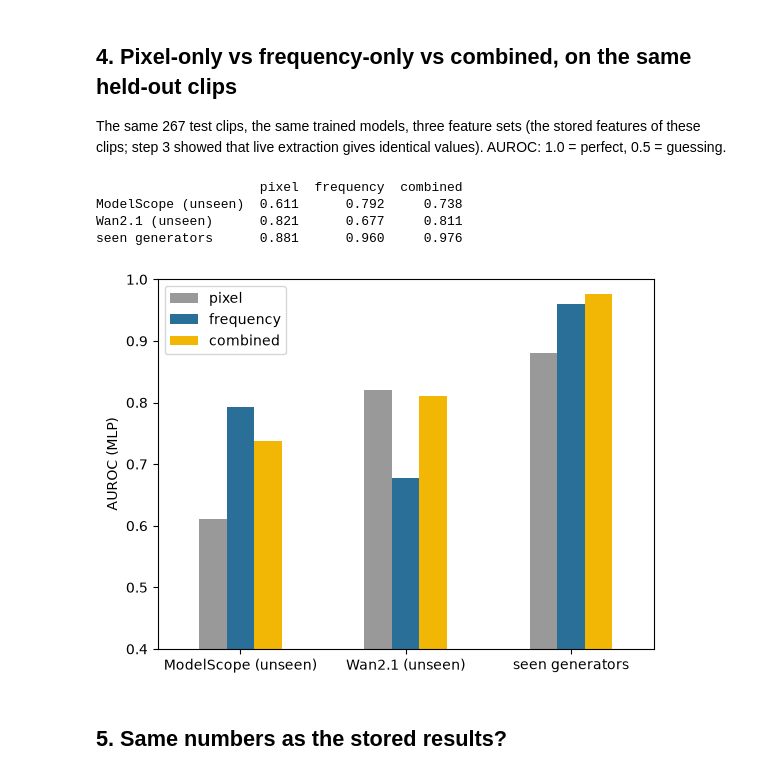
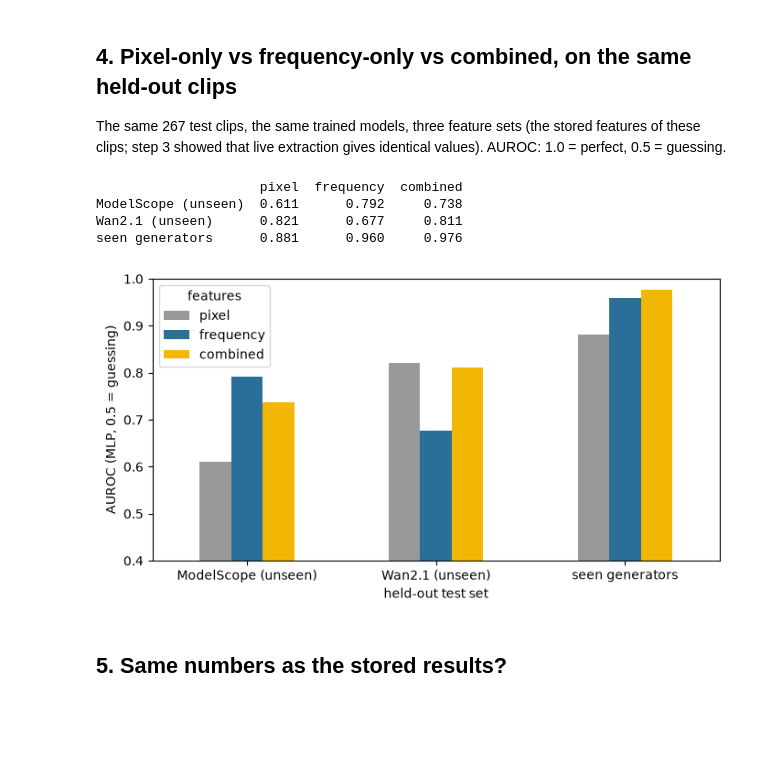
Before and after one commit to Astitva-Garg/Detection-of-AI-Generated-Video-via-Frequency-Domain, a Jupyter notebook: demo.ipynb, the cells around one changed output. Drawn from its saved outputs; the diff is of its cells as text; code cells hidden in the pictures; blank space fills up the shorter version.

Commit message:
demo.ipynb: label axes of every plot

```diff
--- a/demo.ipynb
+++ b/demo.ipynb
@@ -24,5 +24,7 @@ clips = {"real": read_frames(CLIPS / f"{REAL}.mp4", N_FRAMES, FPS),
 fig, ax = plt.subplots(2, 4, figsize=(11, 6))
 for r, (name, frames) in enumerate(clips.items()):
     for c, i in enumerate((0, 4, 8, 12)):
-        ax[r, c].imshow(frames[i]); ax[r, c].axis("off"); ax[r, c].set_title(f"{name}, frame {i}")
+        ax[r, c].imshow(frames[i]); ax[r, c].set_title(f"{name}, frame {i}")
+        ax[r, c].set_xlabel("x (pixel)"); ax[r, c].set_ylabel("y (pixel)")
+plt.tight_layout()
 # %% [output]
@@ -32,12 +34,14 @@ for r, (name, frames) in enumerate(clips.items()):
 
 Grey frame -> 2-D FFT -> log power (centre = coarse structure, edge = fine detail) -> average over rings = **radial curve**.
 # %%
-fig, ax = plt.subplots(2, 3, figsize=(11, 6))
+fig, ax = plt.subplots(2, 3, figsize=(13, 7))
 for r, (name, frames) in enumerate(clips.items()):
     gray = to_luma(frames[0])
-    ax[r, 0].imshow(gray, cmap="gray");                                  ax[r, 0].set_title(f"{name}: grey frame")
-    ax[r, 1].imshow(np.log(power_spectrum(gray) + 1e-8), cmap="magma");  ax[r, 1].set_title("2-D log power spectrum")
-    ax[r, 2].plot(radial_spectrum(gray));                                ax[r, 2].set_title("radial curve (coarse -> fine)")
-    for a in ax[r, :2]: a.axis("off")
+    ax[r, 0].imshow(gray, cmap="gray")
+    ax[r, 0].set(title=f"{name}: grey frame", xlabel="x (pixel)", ylabel="y (pixel)")
+    ax[r, 1].imshow(np.log(power_spectrum(gray) + 1e-8), cmap="magma", extent=[-0.5, 0.5, -0.5, 0.5])
+    ax[r, 1].set(title="2-D log power spectrum", xlabel="horizontal frequency (cycles/pixel)", ylabel="vertical frequency (cycles/pixel)")
+    ax[r, 2].plot(radial_spectrum(gray))
+    ax[r, 2].set(title="radial curve", xlabel="spatial frequency bin (0 = coarse, 47 = finest)", ylabel="log power")
 plt.tight_layout()
 # %% [output]
@@ -75,28 +79,29 @@ The same 267 test clips, the same trained models, three feature sets (the stored
 # %%
 df = D.clean_table()
 test = df[(df.split == "test") & ~df.aug.astype(bool)]
 real = test.generator == "real"
 sets = {"seen generators": ~test.generator.isin(UNSEEN),
         "ModelScope (unseen)": real | (test.generator == "modelscope"),
         "Wan2.1 (unseen)": real | (test.generator == "wan")}
 
 table = {}
 for sname, mask in sets.items():
     t = test[mask]
     for feat_name, model_file in [("pixel", "mlp_pixel"), ("frequency", "mlp_all"), ("combined", "mlp_fusion")]:
         m = joblib.load(MODELS / f"{model_file}.joblib")
         p = m["model"].predict_proba(np.nan_to_num(t[m["cols"]].to_numpy(np.float32)))[:, 1]
         table[(sname, feat_name)] = roc_auc_score(t.label, p)
 
 result = pd.Series(table).unstack()[["pixel", "frequency", "combined"]].round(3)
 print(result.to_string())
-result.plot.bar(rot=0, ylim=(0.4, 1), ylabel="AUROC (MLP)", color=["#999999", "#2a6f97", "#f2b705"]);
+ax = result.plot.bar(rot=0, ylim=(0.4, 1), color=["#999999", "#2a6f97", "#f2b705"], figsize=(8, 4))
+ax.set(xlabel="held-out test set", ylabel="AUROC (MLP, 0.5 = guessing)"); ax.legend(title="features");
 # %% [output]
                      pixel  frequency  combined
 ModelScope (unseen)  0.611      0.792     0.738
 Wan2.1 (unseen)      0.821      0.677     0.811
 seen generators      0.881      0.960     0.976
-[figure, old version]
+[figure, new version]
 # %% [markdown]
 ## 5. Same numbers as the stored results?
 # %%
```
Also changed, not shown: parts of 2 cells of this notebook.
